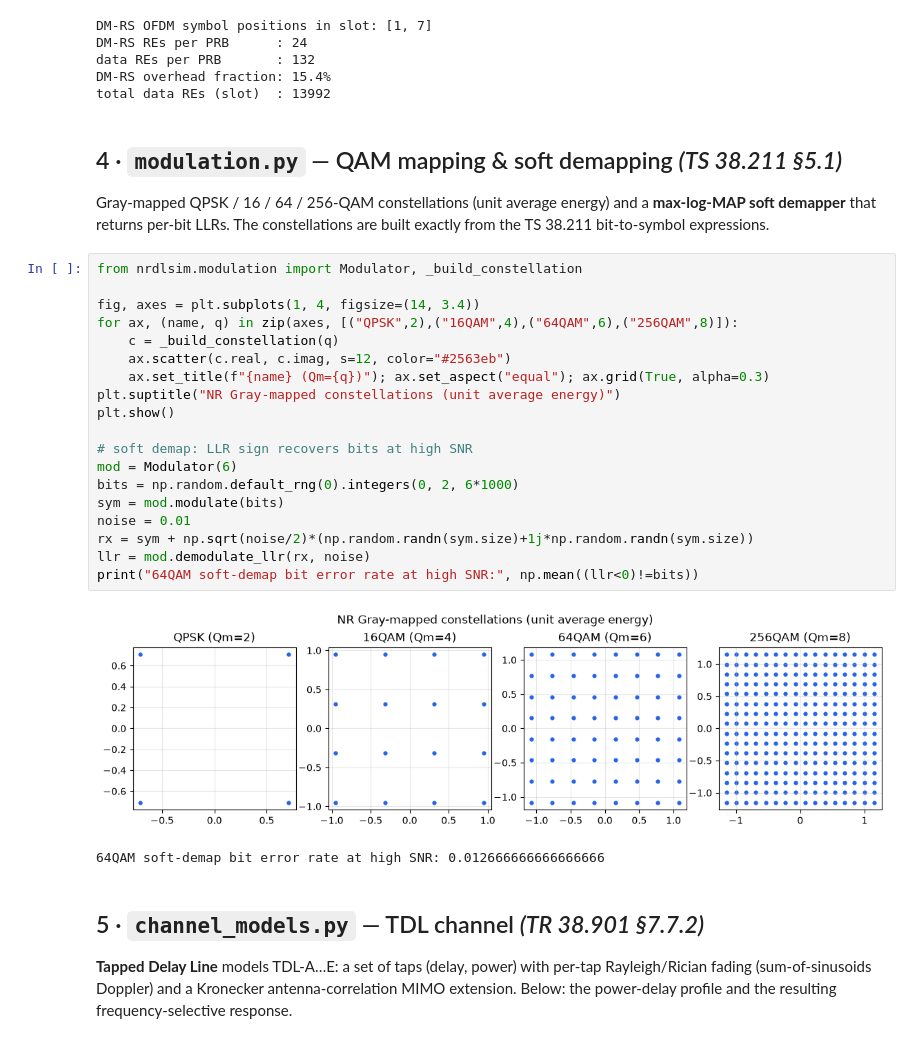
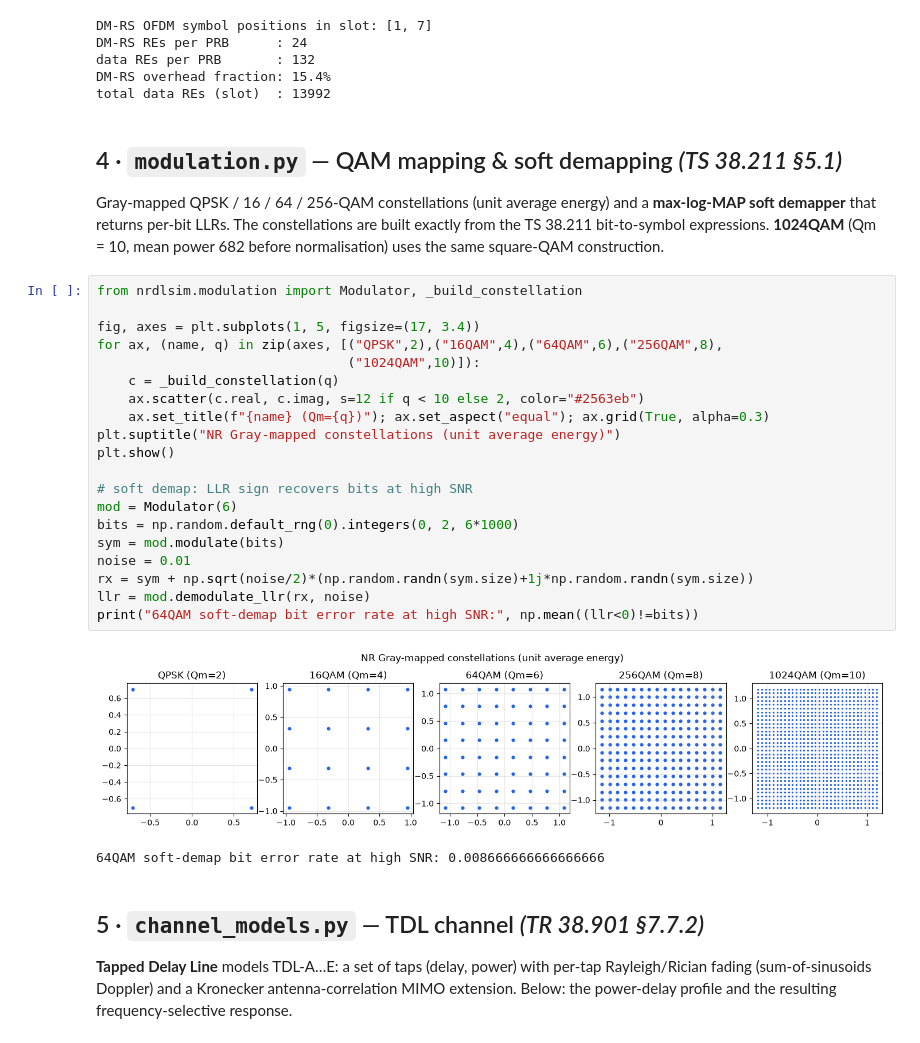
Before and after one commit to HelloSYQ/Claude, a Jupyter notebook: notebooks/NR_Downlink_Simulator_Guide.ipynb, the cells around one changed output. Drawn from its saved outputs; the diff is of its cells as text.

```diff
--- a/notebooks/NR_Downlink_Simulator_Guide.ipynb
+++ b/notebooks/NR_Downlink_Simulator_Guide.ipynb
@@ -133,29 +150,32 @@ total data REs (slot)  : 13992
 
 Gray-mapped QPSK / 16 / 64 / 256-QAM constellations (unit average energy) and a
 **max-log-MAP soft demapper** that returns per-bit LLRs. The constellations are
-built exactly from the TS 38.211 bit-to-symbol expressions.
+built exactly from the TS 38.211 bit-to-symbol expressions. **1024QAM**
+(Qm = 10, mean power 682 before normalisation) uses the same square-QAM
+construction.
 # %%
 from nrdlsim.modulation import Modulator, _build_constellation
 
-fig, axes = plt.subplots(1, 4, figsize=(14, 3.4))
-for ax, (name, q) in zip(axes, [("QPSK",2),("16QAM",4),("64QAM",6),("256QAM",8)]):
+fig, axes = plt.subplots(1, 5, figsize=(17, 3.4))
+for ax, (name, q) in zip(axes, [("QPSK",2),("16QAM",4),("64QAM",6),("256QAM",8),
+                                ("1024QAM",10)]):
     c = _build_constellation(q)
-    ax.scatter(c.real, c.imag, s=12, color="#2563eb")
+    ax.scatter(c.real, c.imag, s=12 if q < 10 else 2, color="#2563eb")
     ax.set_title(f"{name} (Qm={q})"); ax.set_aspect("equal"); ax.grid(True, alpha=0.3)
 plt.suptitle("NR Gray-mapped constellations (unit average energy)")
 plt.show()
 
 # soft demap: LLR sign recovers bits at high SNR
 mod = Modulator(6)
 bits = np.random.default_rng(0).integers(0, 2, 6*1000)
 sym = mod.modulate(bits)
 noise = 0.01
 rx = sym + np.sqrt(noise/2)*(np.random.randn(sym.size)+1j*np.random.randn(sym.size))
 llr = mod.demodulate_llr(rx, noise)
 print("64QAM soft-demap bit error rate at high SNR:", np.mean((llr<0)!=bits))
 # %% [output]
-[figure, old version]
+[figure, new version]
-64QAM soft-demap bit error rate at high SNR: 0.012666666666666666
+64QAM soft-demap bit error rate at high SNR: 0.008666666666666666
 # %% [markdown]
 ## 5 · `channel_models.py` — TDL channel  *(TR 38.901 §7.7.2)*
 
```
Also changed, not shown: parts of 20 cells of this notebook, 2 other files.
